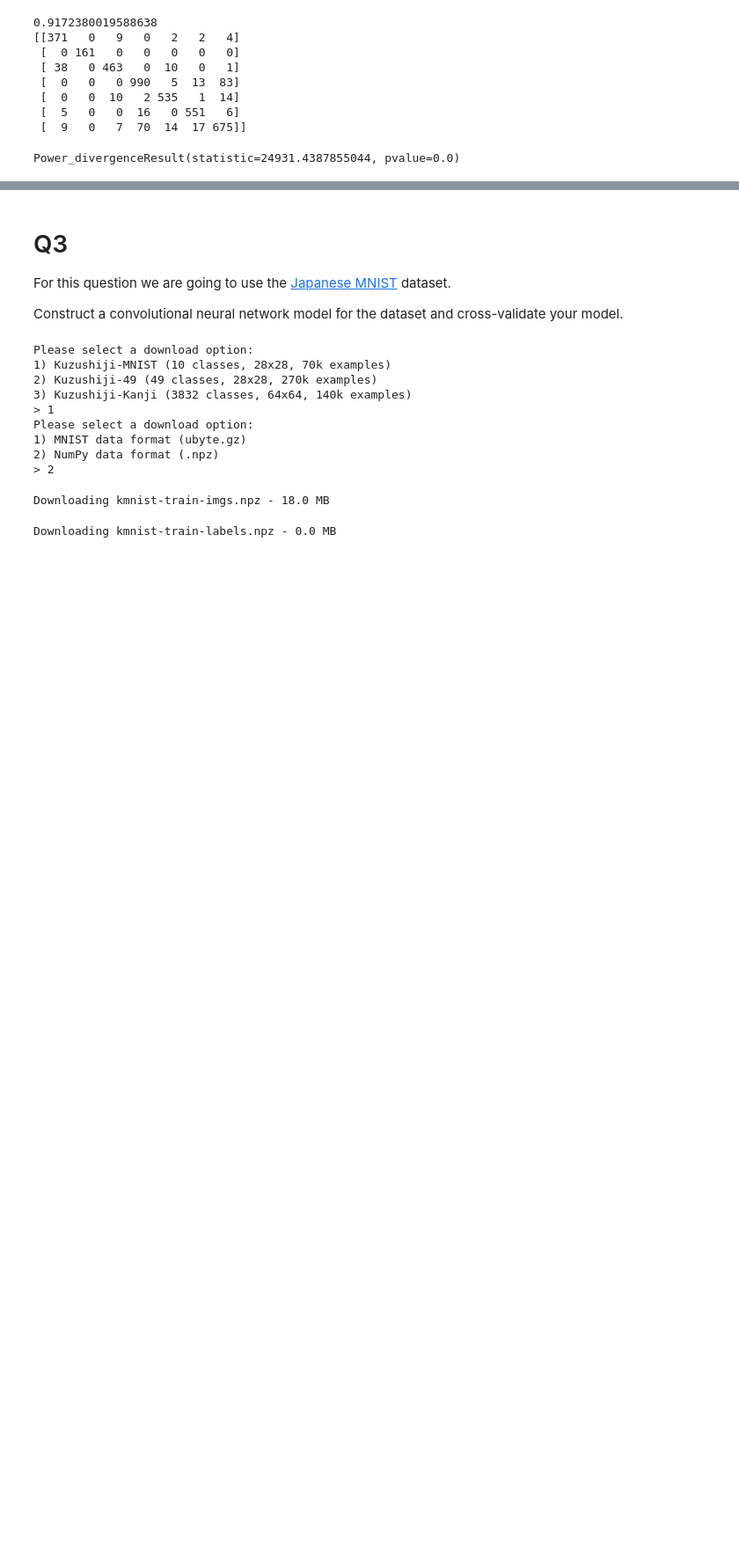
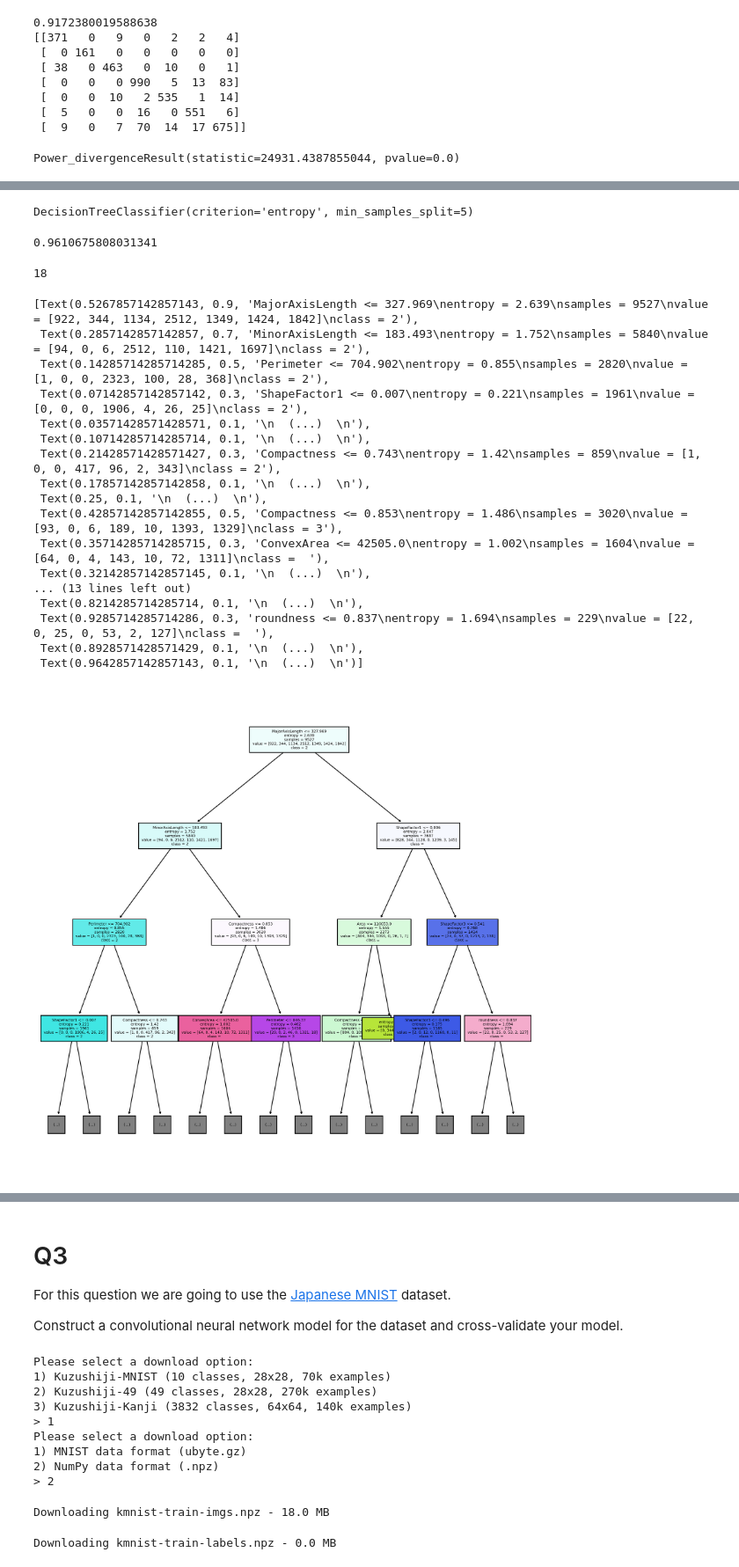
Before and after one commit to Lambd4Velorum/StatisticalDataAnalysis, a Jupyter notebook: HW4.ipynb, the cells around one changed output, grey strips where cells are left out. Shown at 88% size. Saved outputs shown, nothing was run; the diff lists cells and outputs as text; code cells hidden in the pictures; blank space fills up the shorter version.

```diff
--- a/HW4.ipynb
+++ b/HW4.ipynb
@@ -430,6 +591,8 @@ bean
 | 13609 | 42147 | 763.779 | 283.382636 | 190.275731 | 1.489326 | 0.741055 | 42667 | ... |
 | 13610 | 42159 | 772.237 | 295.142741 | 182.204716 | 1.619841 | 0.786693 | 42600 | ... |
 13611 rows × 17 columns
+# %%
+ns_bean = bean.copy()
 # %% [markdown]
 ### Öncelikle dataset bize ne diyor ona bir bakalım.
 
@@ -632,0 +806,6 @@ Power_divergenceResult(statistic=24931.4387855044, pvalue=0.0)
+# %%
+ns_x = ns_bean.iloc[:,0:16]
+ns_y = ns_bean.iloc[:,16]
+ns_y = ns_y.astype(int)
+
+ns_x_train, ns_x_test, ns_y_train, ns_y_test = train_test_split(ns_x, ns_y, test_size=0.3)
@@ -632,0 +827,40 @@ Power_divergenceResult(statistic=24931.4387855044, pvalue=0.0)
+# %%
+bean_classifier = DecisionTreeClassifier(criterion='entropy', min_samples_split=5)
+bean_classifier.fit(ns_x_train, ns_y_train)
+# %% [output]
+DecisionTreeClassifier(criterion='entropy', min_samples_split=5)
+# %%
+bean_classifier.score(ns_x_test,ns_y_test)
+# %% [output]
+0.9610675808031341
+# %%
+print(bean_classifier.tree_.max_depth)
+# %% [output]
+18
+# %%
+plt.figure(figsize=(12, 12), dpi=420)
+tree.plot_tree(bean_classifier,
+               feature_names=ns_x.columns,
+               class_names=str(np.unique(ns_y)),
+               filled = True,
+               max_depth=3,
+               fontsize=5)
+# %% [output]
+[Text(0.5267857142857143, 0.9, 'MajorAxisLength <= 327.969\nentropy = 2.639\nsamples = 9527\nvalue = [922, 344, 1134, 2512, 1349, 1424, 1842]\nclass = 2'),
+ Text(0.2857142857142857, 0.7, 'MinorAxisLength <= 183.493\nentropy = 1.752\nsamples = 5840\nvalue = [94, 0, 6, 2512, 110, 1421, 1697]\nclass = 2'),
+ Text(0.14285714285714285, 0.5, 'Perimeter <= 704.902\nentropy = 0.855\nsamples = 2820\nvalue = [1, 0, 0, 2323, 100, 28, 368]\nclass = 2'),
+ Text(0.07142857142857142, 0.3, 'ShapeFactor1 <= 0.007\nentropy = 0.221\nsamples = 1961\nvalue = [0, 0, 0, 1906, 4, 26, 25]\nclass = 2'),
+ Text(0.03571428571428571, 0.1, '\n  (...)  \n'),
+ Text(0.10714285714285714, 0.1, '\n  (...)  \n'),
+ Text(0.21428571428571427, 0.3, 'Compactness <= 0.743\nentropy = 1.42\nsamples = 859\nvalue = [1, 0, 0, 417, 96, 2, 343]\nclass = 2'),
+ Text(0.17857142857142858, 0.1, '\n  (...)  \n'),
+ Text(0.25, 0.1, '\n  (...)  \n'),
+ Text(0.42857142857142855, 0.5, 'Compactness <= 0.853\nentropy = 1.486\nsamples = 3020\nvalue = [93, 0, 6, 189, 10, 1393, 1329]\nclass = 3'),
+ Text(0.35714285714285715, 0.3, 'ConvexArea <= 42505.0\nentropy = 1.002\nsamples = 1604\nvalue = [64, 0, 4, 143, 10, 72, 1311]\nclass =  '),
+ Text(0.32142857142857145, 0.1, '\n  (...)  \n'),
+... (13 lines left out)
+ Text(0.8214285714285714, 0.1, '\n  (...)  \n'),
+ Text(0.9285714285714286, 0.3, 'roundness <= 0.837\nentropy = 1.694\nsamples = 229\nvalue = [22, 0, 25, 0, 53, 2, 127]\nclass =  '),
+ Text(0.8928571428571429, 0.1, '\n  (...)  \n'),
+ Text(0.9642857142857143, 0.1, '\n  (...)  \n')]
+[figure, added]
```
Also changed, not shown: parts of 36 cells of this notebook.
